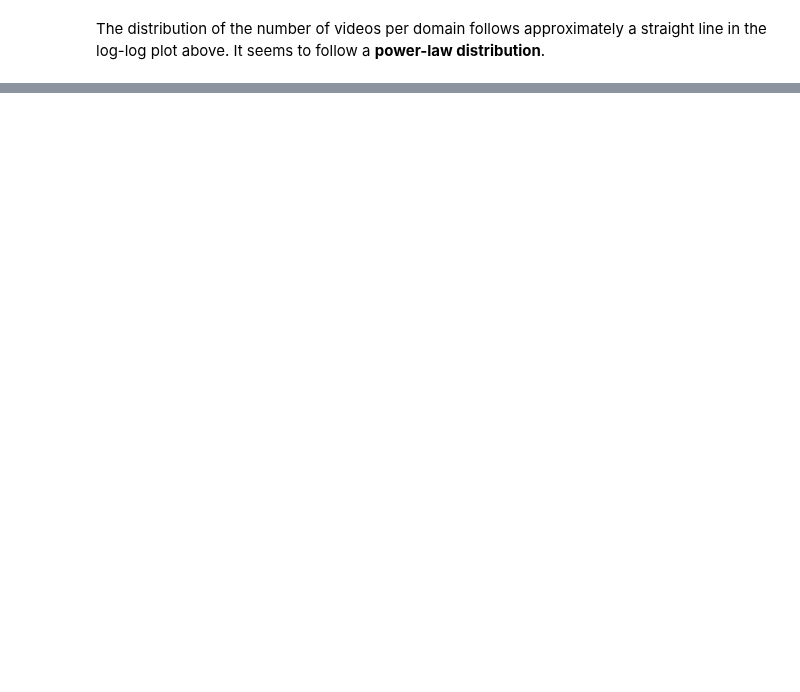
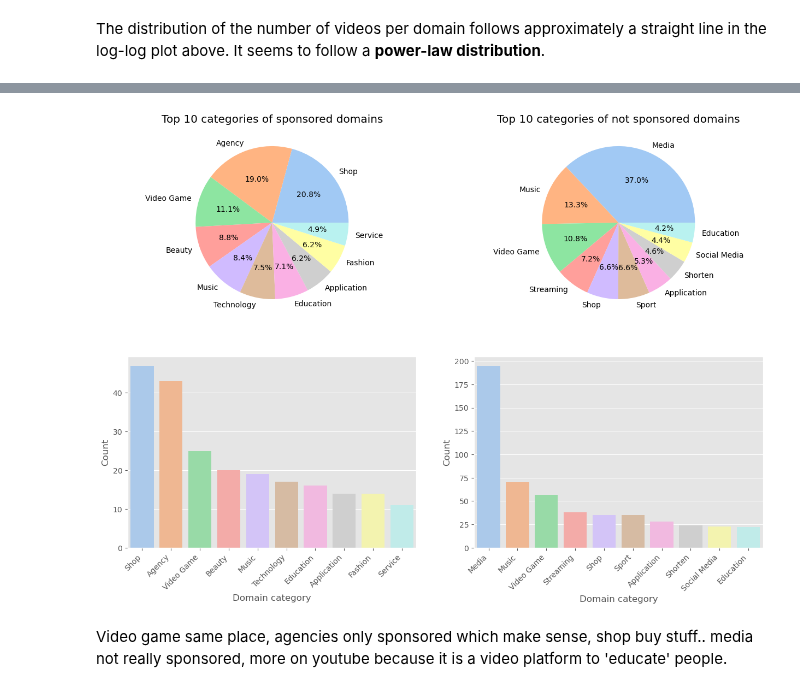
Before and after one commit to epfl-ada/ada-2022-project-fraisetagada, a Jupyter notebook: analysis/domains_analysis.ipynb, the cells around one changed output, grey strips where cells are left out. Cells and saved outputs as stored; diff of their text form; code cells hidden in the pictures; blank space fills up the shorter version.

```diff
--- a/analysis/domains_analysis.ipynb
+++ b/analysis/domains_analysis.ipynb
@@ -171,0 +259,33 @@ domains_top_count.write.csv(PATH_METADATAS_TOP_COUNTS_DST)
+# %%
+sp_domains = domains_top_classified.filter(domains_top_classified.is_sponsored)
+nsp_domains = domains_top_classified.filter(~domains_top_classified.is_sponsored)
+# %%
+classified_sp_domains_cnt = [(row.domain_category, row[1]) for row in sp_domains.groupBy('domain_category').count().collect()]
+classified_sp_domains_cnt = sorted(classified_sp_domains_cnt, key=lambda x: x[1], reverse=True)
+classified_sp_domains_cnt = classified_sp_domains_cnt[:10]
+
+classified_nsp_domains_cnt = [(row.domain_category, row[1]) for row in nsp_domains.groupBy('domain_category').count().collect()]
+classified_nsp_domains_cnt = sorted(classified_nsp_domains_cnt, key=lambda x: x[1], reverse=True)
+classified_nsp_domains_cnt = classified_nsp_domains_cnt[:10]
+
+fig, ((ax1, ax2), (ax3, ax4)) = plt.subplots(2, 2, figsize=(15, 10))
+
+ax1.pie(x=[x[1] for x in classified_sp_domains_cnt], labels=[x[0] for x in classified_sp_domains_cnt], autopct='%1.1f%%', colors=colors)
+ax1.set_title('Top 10 categories of sponsored domains')
+
+ax2.pie(x=[x[1] for x in classified_nsp_domains_cnt], labels=[x[0] for x in classified_nsp_domains_cnt], autopct='%1.1f%%', colors=colors)
+ax2.set_title('Top 10 categories of not sponsored domains')
+
+sns.barplot(x=[x[0] for x in classified_sp_domains_cnt], y=[x[1] for x in classified_sp_domains_cnt], ax=ax3, palette=colors)
+ax3.set(xlabel='Domain category', ylabel='Count')
+plt.setp(ax3.get_xticklabels(), rotation=45, horizontalalignment='right')
+
+sns.barplot(x=[x[0] for x in classified_nsp_domains_cnt], y=[x[1] for x in classified_nsp_domains_cnt], ax=ax4, palette=colors)
+ax4.set(xlabel='Domain category', ylabel='Count')
+plt.setp(ax4.get_xticklabels(), rotation=45, horizontalalignment='right')
+
+plt.show()
+# %% [output]
+[figure, added]
+# %% [markdown]
+Video game same place, agencies only sponsored which make sense, shop buy stuff.. media not really sponsored, more on youtube because it is a video platform to 'educate' people.
```
Also changed, not shown: parts of 13 cells of this notebook, 4 other files.
